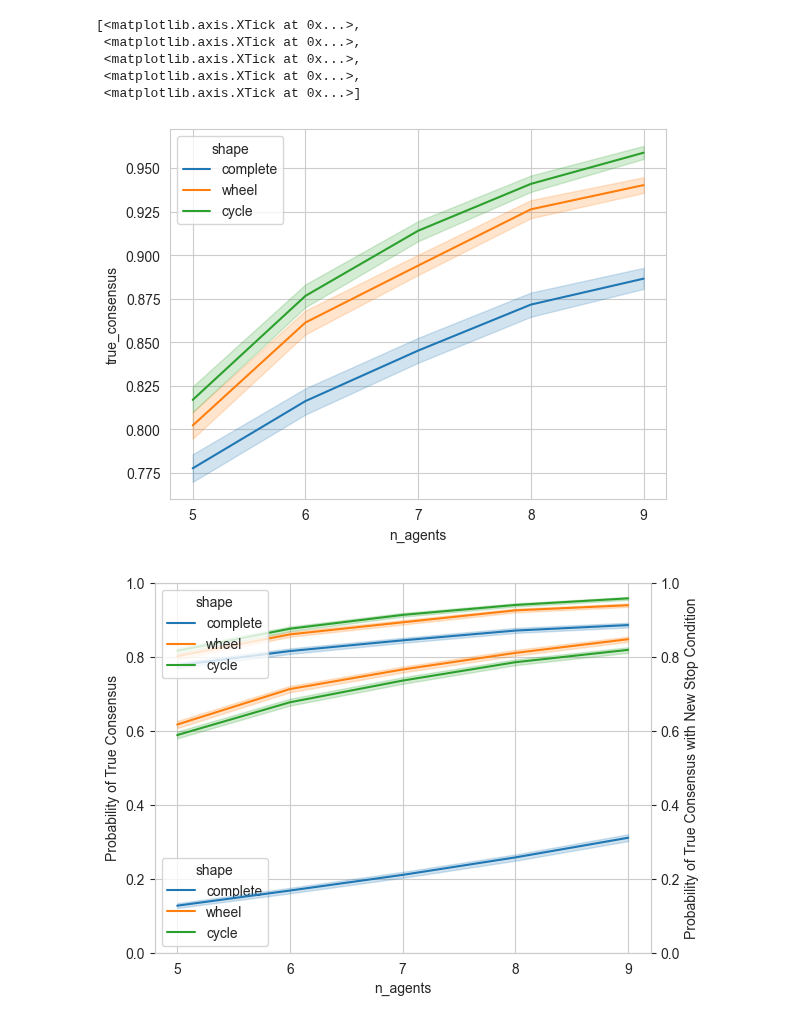
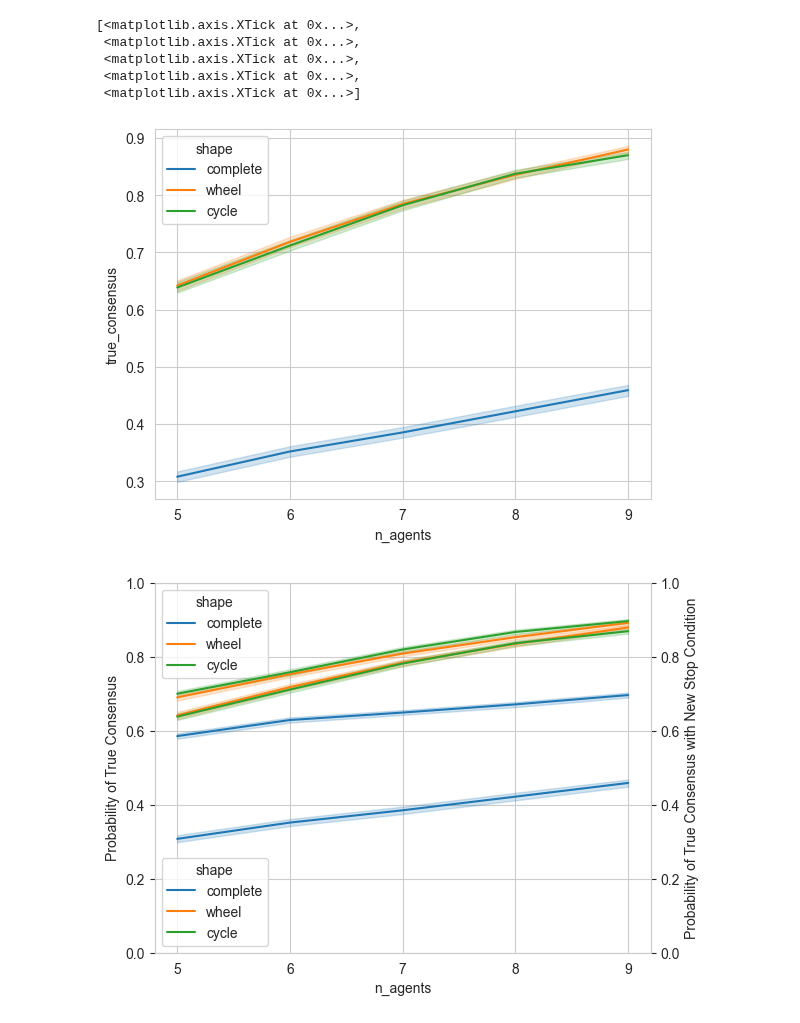
Before and after one commit to MNoichl/network_epistemology_playground, a Jupyter notebook: playground_Hein.ipynb, the cells around one changed output. Cells and saved outputs as stored; diff of their text form; code cells hidden in the pictures.

Commit message:
revisions to accommodate changes to Agent

```diff
--- a/playground_Hein.ipynb
+++ b/playground_Hein.ipynb
@@ -67,4 +85,7 @@ results_df
 150000 rows × 8 columns
+# %%
+results_df["true_consensus_prop"] =results_df["true_consensus"]
+results_df["true_consensus"] = (results_df["true_consensus"] > 0.99)
 # %%
 import seaborn as sns
 sns.set_style("whitegrid")
@@ -78,34 +99,34 @@ ax.set_xticks(range(x_min, x_max+1))
  <matplotlib.axis.XTick at 0x...>,
  <matplotlib.axis.XTick at 0x...>,
  <matplotlib.axis.XTick at 0x...>]
-[figure, old version]
+[figure, new version]
 # %%
 import matplotlib.pyplot as plt
 x_min = df_test["n_agents"].min()
 x_max = df_test["n_agents"].max()
 
 # plot line chart on axis #1
 ax1 = sns.lineplot(
     data=results_df, x="n_agents", y="true_consensus", hue="shape", markers=True, errorbar=("ci", 95)
 )
 ax1.set_ylabel('Probability of True Consensus')
 ax1.set_xticks(range(x_min, x_max+1))
 ax1.set_ylim(0, 1)
 
 # set up the 2nd axis
 ax2 = ax1.twinx()
 
 # plot bar chart on axis #2
 sns.lineplot(
-    data=results_df, x="n_agents", y="true_consensus_alternative_stop", hue="shape", markers=True, errorbar=("ci", 95),
+    data=results_df, x="n_agents", y="true_consensus_prop", hue="shape", markers=True, errorbar=("ci", 95),
     ax = ax2
 )
 ax2.grid(False) # turn off grid #2
 ax2.set_ylabel('Probability of True Consensus with New Stop Condition')
 ax2.set_ylim(0, 1)
 plt.show()
 # %% [output]
-[figure, old version]
+[figure, new version]
 # %%
 import pandas as pd
 columns = [
```
Also changed, not shown: parts of 4 cells of this notebook.
